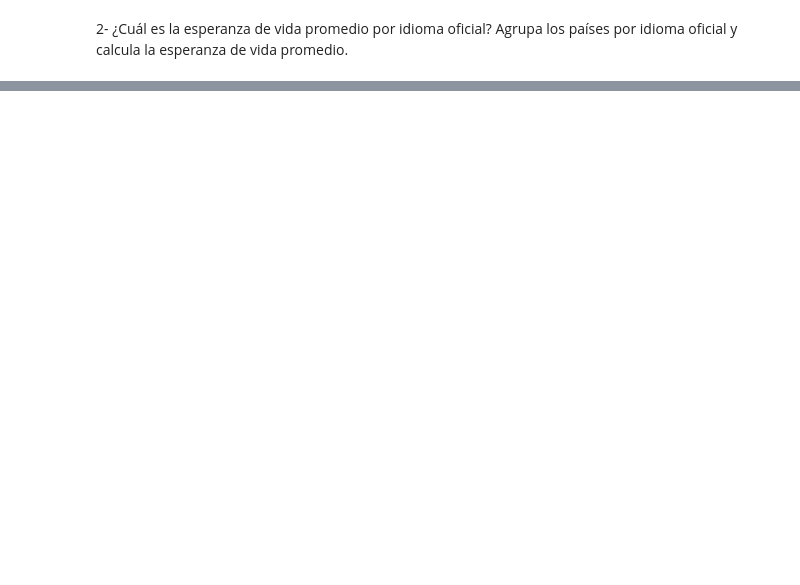
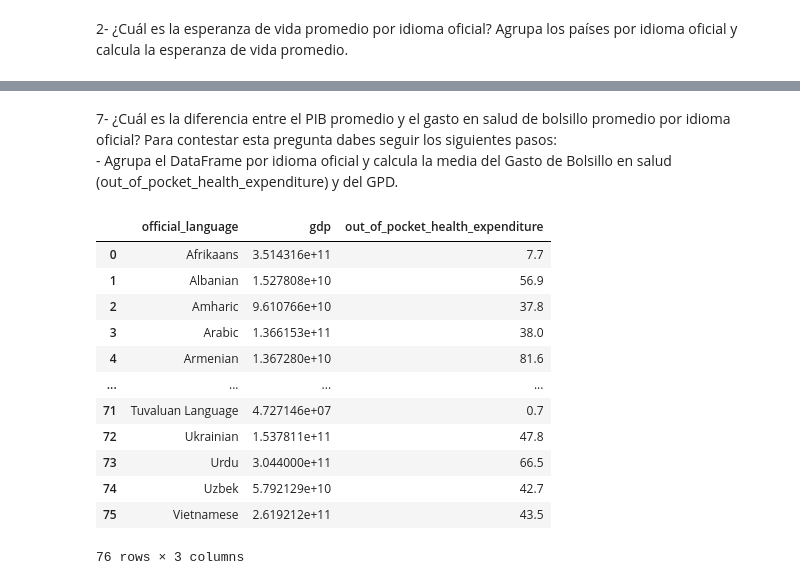
Before and after one commit to JohannaRL/promog-pair-lauram-alejandra-johanna, a Jupyter notebook: pair_agupacion.ipynb, the cells around one changed output, grey strips where cells are left out. Cells and saved outputs as stored; diff of their text form; code cells hidden in the pictures; blank space fills up the shorter version.

Commit message:
add resolucion agrupacion

```diff
--- a/pair_agupacion.ipynb
+++ b/pair_agupacion.ipynb
@@ -333,0 +388,21 @@ esperanza_idioma = df_world.groupby("official_language")[""]
+# %% [markdown]
+7- ¿Cuál es la diferencia entre el PIB promedio y el gasto en salud de bolsillo promedio por idioma oficial? Para contestar esta pregunta dabes seguir los siguientes pasos:
+    - Agrupa el DataFrame por idioma oficial y calcula la media del Gasto de Bolsillo en salud (out_of_pocket_health_expenditure) y del GPD.
+# %%
+pib_gasto = df_world.groupby("official_language")[["gdp", "out_of_pocket_health_expenditure"]].mean().round(2)
+
+pib_gasto.reset_index()
+# %% [output]
+|  | official_language | gdp | out_of_pocket_health_expenditure |
+| 0 | Afrikaans | 3.514316e+11 | 7.7 |
+| 1 | Albanian | 1.527808e+10 | 56.9 |
+| 2 | Amharic | 9.610766e+10 | 37.8 |
+| 3 | Arabic | 1.366153e+11 | 38.0 |
+| 4 | Armenian | 1.367280e+10 | 81.6 |
+| ... | ... | ... | ... |
+| 71 | Tuvaluan Language | 4.727146e+07 | 0.7 |
+| 72 | Ukrainian | 1.537811e+11 | 47.8 |
+| 73 | Urdu | 3.044000e+11 | 66.5 |
+| 74 | Uzbek | 5.792129e+10 | 42.7 |
+| 75 | Vietnamese | 2.619212e+11 | 43.5 |
+76 rows × 3 columns
```
Also changed, not shown: parts of 32 cells of this notebook, 1 other file.
